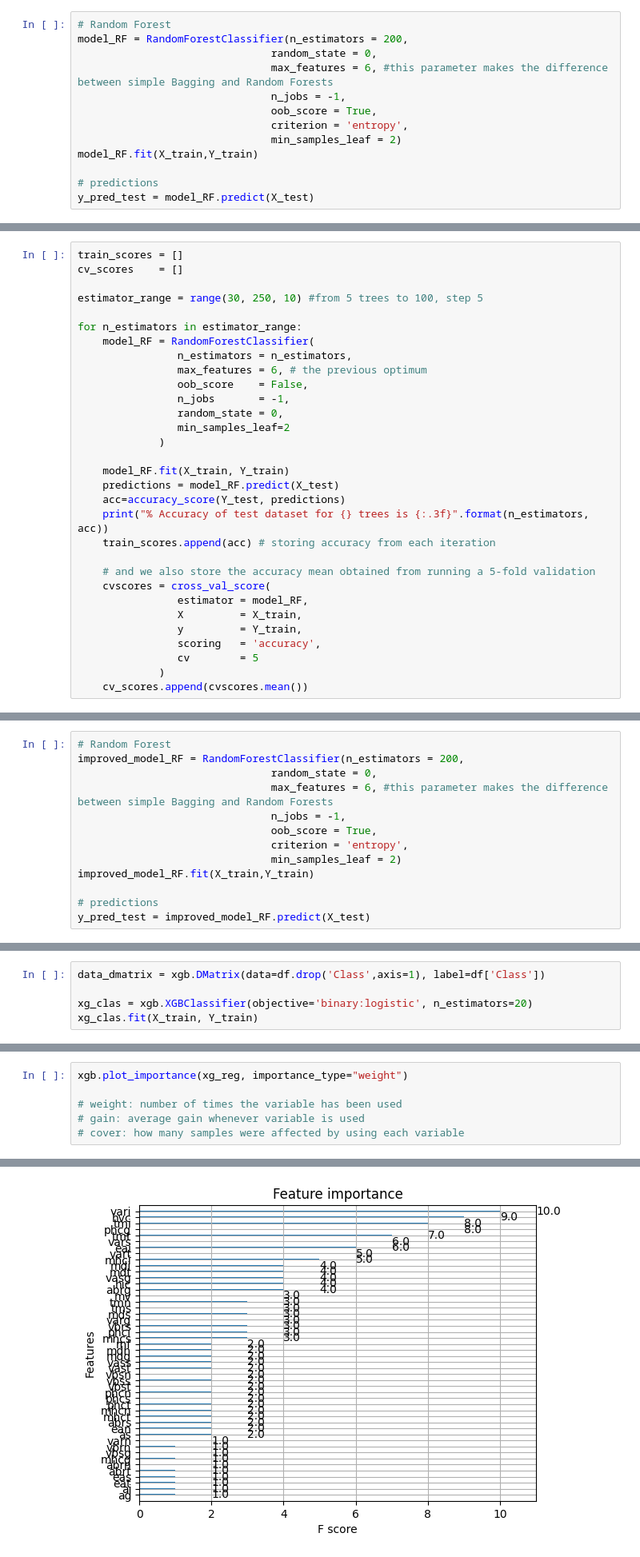
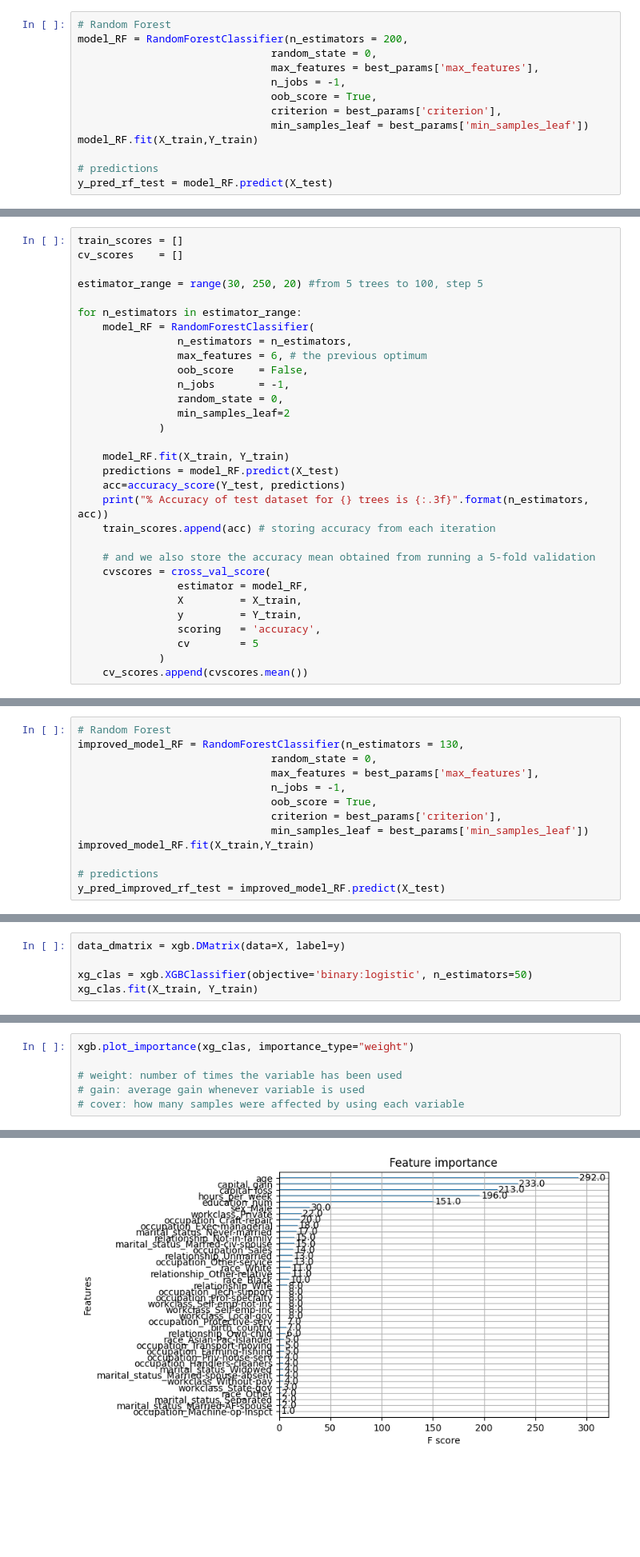
Before and after one commit to isaacchaljub/ML2_GP, a Jupyter notebook: ML2_group3.ipynb, the cells around one changed output, grey strips where cells are left out. Shown at 80% size. Cells and saved outputs as stored; diff of their text form; blank space fills up the shorter version.

```diff
--- a/ML2_group3.ipynb
+++ b/ML2_group3.ipynb
@@ -329,12 +393,12 @@ ROC AUC:  87.74%
 # Random Forest
 model_RF = RandomForestClassifier(n_estimators = 200,
                                random_state = 0,
-                               max_features = 6, #this parameter makes the difference between simple Bagging and Random Forests
+                               max_features = best_params['max_features'],
                                n_jobs = -1,
                                oob_score = True,
-                               criterion = 'entropy',
-                               min_samples_leaf = 2)
+                               criterion = best_params['criterion'],
+                               min_samples_leaf = best_params['min_samples_leaf'])
 model_RF.fit(X_train,Y_train)
 
 # predictions
-y_pred_test = model_RF.predict(X_test)
+y_pred_rf_test = model_RF.predict(X_test)
@@ -411,7 +471,7 @@ Overfitting does not depend on the number of trees, but we don´t want to run wi
 train_scores = []
 cv_scores    = []
 
-estimator_range = range(30, 250, 10) #from 5 trees to 100, step 5
+estimator_range = range(30, 250, 20) #from 5 trees to 100, step 5
 
 for n_estimators in estimator_range:
     model_RF = RandomForestClassifier(
@@ -487,13 +541,13 @@ Optimum number of trees: 40
 # %%
 # Random Forest
-improved_model_RF = RandomForestClassifier(n_estimators = 200,
+improved_model_RF = RandomForestClassifier(n_estimators = 130,
                                random_state = 0,
-                               max_features = 6, #this parameter makes the difference between simple Bagging and Random Forests
+                               max_features = best_params['max_features'],
                                n_jobs = -1,
                                oob_score = True,
-                               criterion = 'entropy',
-                               min_samples_leaf = 2)
+                               criterion = best_params['criterion'],
+                               min_samples_leaf = best_params['min_samples_leaf'])
 improved_model_RF.fit(X_train,Y_train)
 
 # predictions
-y_pred_test = improved_model_RF.predict(X_test)
+y_pred_improved_rf_test = improved_model_RF.predict(X_test)
@@ -506,9 +560,9 @@ improved_rf_acc
 # %% [markdown]
 # XGBoost
 # %%
-data_dmatrix = xgb.DMatrix(data=df.drop('Class',axis=1), label=df['Class'])
+data_dmatrix = xgb.DMatrix(data=X, label=y)
 
-xg_clas = xgb.XGBClassifier(objective='binary:logistic', n_estimators=20)
+xg_clas = xgb.XGBClassifier(objective='binary:logistic', n_estimators=50)
 xg_clas.fit(X_train, Y_train)
 # %% [output]
 XGBClassifier(base_score=None, booster=None, callbacks=None,
@@ -583,12 +637,12 @@ Highest accuracy found:  0.8725641025641027
 # %%
-xgb.plot_importance(xg_reg, importance_type="weight")
+xgb.plot_importance(xg_clas, importance_type="weight")
 
 # weight: number of times the variable has been used
 # gain: average gain whenever variable is used
 # cover: how many samples were affected by using each variable
 # %% [output]
 <Axes: title={'center': 'Feature importance'}, xlabel='F score', ylabel='Features'>
-[figure, old version]
+[figure, new version]
 # %% [markdown]
 # Plot all accuracies
 # %%
```
Also changed, not shown: parts of 48 cells of this notebook, 1 other file.
